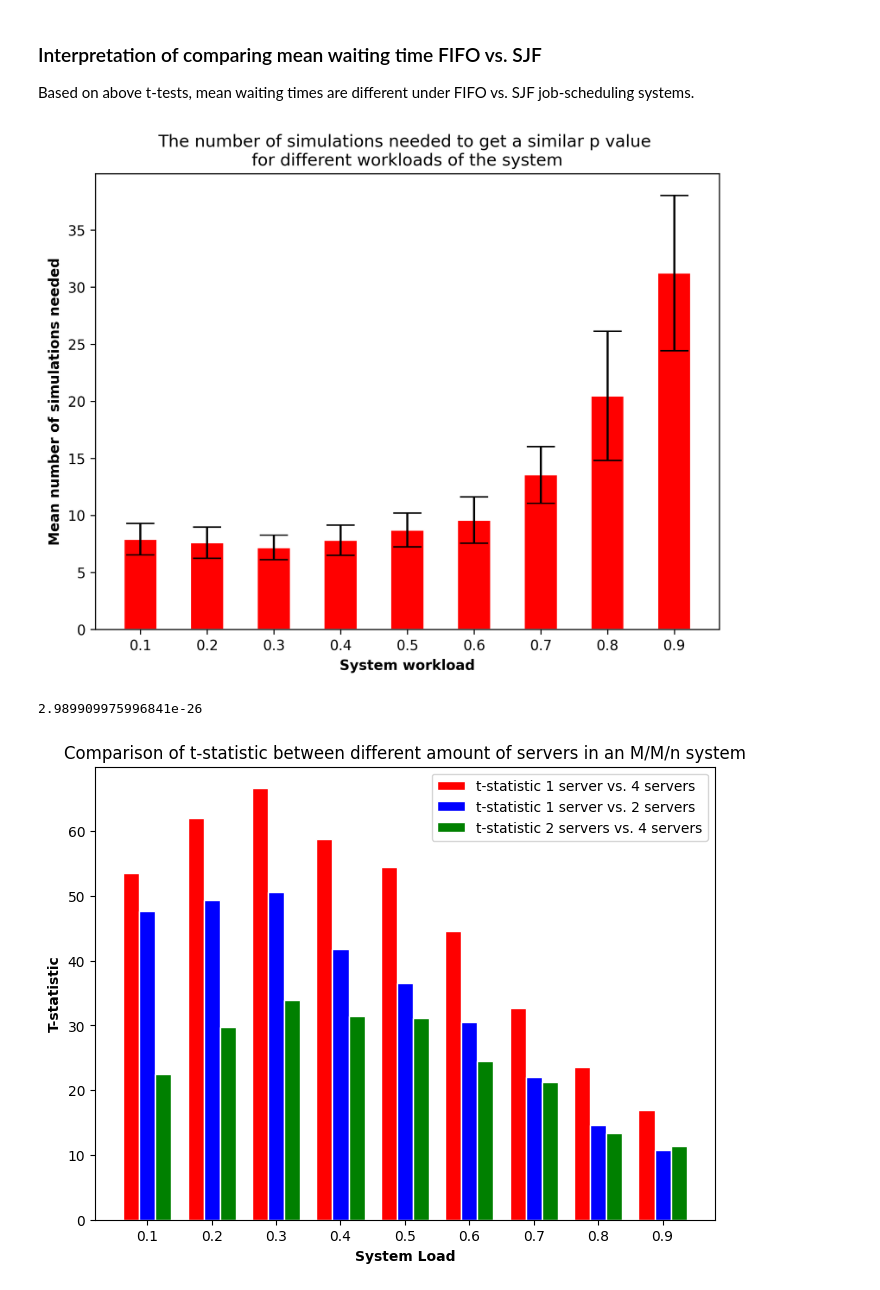
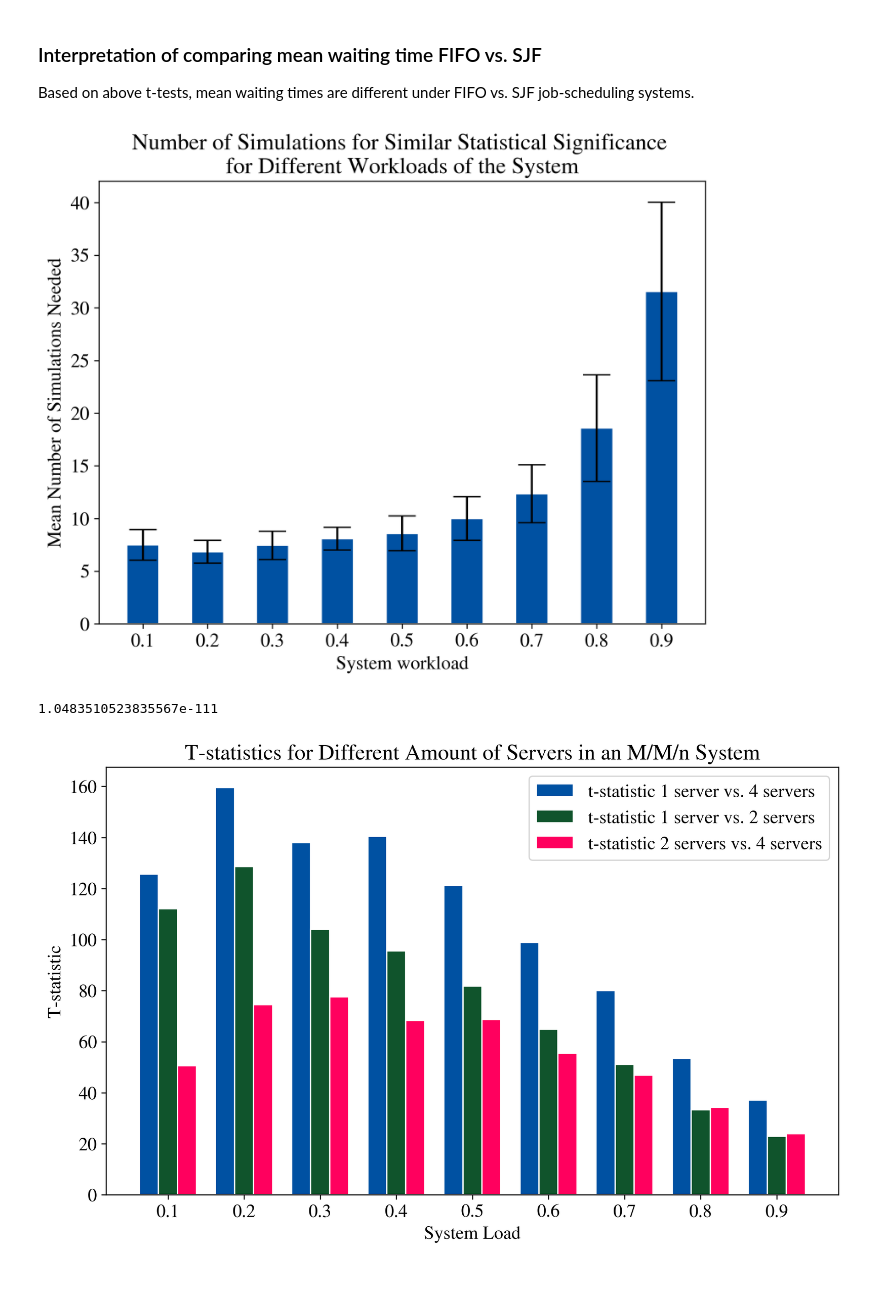
Before and after one commit to Caesar-blip/stochsim_assignment2, a Jupyter notebook: assignment2.ipynb, the cells around one changed output. Cells and saved outputs as stored; diff of their text form; code cells hidden in the pictures.

```diff
--- a/assignment2.ipynb
+++ b/assignment2.ipynb
@@ -4,14 +4,21 @@ import pandas as pd
 import scipy.stats as st
 import matplotlib.pyplot as plt
 import seaborn as sns
+# %%
+# figure styling
+plt.rcParams.update({'font.size': 14})
+plt.rcParams['mathtext.fontset'] = 'stix'
+plt.rcParams['font.family'] = 'STIXGeneral'
+# plt.rcParams['figure.dpi']= 500
 # %%
 # set globals for all simulations to keep them comparable
-NUM_SIM = 200
+NUM_SIM = 1000
 NUM_CUST = 500
 SERVICE_TIME = 2
 
 p = np.array([0.1,0.2,0.3,0.4,0.5,0.6,0.7,0.8,0.9])
 intervalCustomers = SERVICE_TIME/p
+rhoVals = np.around(SERVICE_TIME/intervalCustomers, 1)
 # %%
 #2.2
 simulator1 = queuSim(capacity=1, numSim=NUM_SIM, intervalCustomers = 2.1, serviceTime = 2)
@@ -286,12 +301,12 @@ r1 = np.arange(9)
 # Make the plot
 fig = plt.figure(figsize=(8, 6), dpi=300)
 ax = fig.add_subplot(111, axisbelow=True)
-ax.bar(r1, bar, yerr = err, color='red', width=barWidth, edgecolor='white', capsize=10)
+ax.bar(r1, bar, yerr = err, color="#0051a2", width=barWidth, edgecolor='white', capsize=10)
 
 # Add xticks on the middle of the group bars
-plt.ylabel('Mean number of simulations needed', fontweight='bold')
-plt.xlabel('System workload', fontweight='bold')
-plt.title('The number of simulations needed to get a similar p value \nfor different workloads of the system')
+plt.ylabel('Mean Number of Simulations Needed')
+plt.xlabel('System workload')
+plt.title('Number of Simulations for Similar Statistical Significance \nfor Different Workloads of the System')
 plt.xticks([r for r in range(len(all_res))], rhoVals)
 
 
@@ -299,7 +314,7 @@ plt.xticks([r for r in range(len(all_res))], rhoVals)
 plt.show()
 fig.savefig("figures/barplotWorkloads.png")
 # %% [output]
-[figure, old version]
+[figure, new version]
 # %%
 Anova_results = []
 ttest_14_results = []
@@ -316,36 +331,36 @@ for i in range(len(means1)):
     ttest_24_results.append(stat)
 print(pval)
 # %% [output]
-2.989909975996841e-26
+1.0483510523835567e-111
 # %%
  # set width of bars
 barWidth = 0.25
 
 # Set position of bar on X axis
 r1 = np.arange(len(Anova_results))
 r2 = [x + barWidth for x in r1]
 r3 = [x + barWidth for x in r2]
 
 
 # Make the plot
-fig = plt.figure(figsize=(8, 6), dpi=100)
+fig = plt.figure(figsize=(10, 6), dpi=300)
 ax = fig.add_subplot(111, axisbelow=True)
-ax.bar(r1, ttest_14_results, color='red', width=barWidth, edgecolor='white', label='t-statistic 1 server vs. 4 servers')
-ax.bar(r2, ttest_12_results, color='blue', width=barWidth, edgecolor='white', label='t-statistic 1 server vs. 2 servers')
-ax.bar(r3, ttest_24_results, color='green', width=barWidth, edgecolor='white', label='t-statistic 2 servers vs. 4 servers')
+ax.bar(r1, ttest_14_results, color="#0051a2", width=barWidth, edgecolor='white', label='t-statistic 1 server vs. 4 servers')
+ax.bar(r2, ttest_12_results, color="#10542c", width=barWidth, edgecolor='white', label='t-statistic 1 server vs. 2 servers')
+ax.bar(r3, ttest_24_results, color="#ff005e", width=barWidth, edgecolor='white', label='t-statistic 2 servers vs. 4 servers')
 
 # Add xticks on the middle of the group bars
-plt.ylabel('T-statistic', fontweight='bold')
-plt.xlabel('System Load', fontweight='bold')
+plt.ylabel('T-statistic')
+plt.xlabel('System Load')
 plt.xticks([r + barWidth for r in range(len(Anova_results))], rhoVals)
-plt.title('Comparison of t-statistic between different amount of servers in an M/M/n system')
+plt.title('T-statistics for Different Amount of Servers in an M/M/n System')
 
 # Create legend & Show graphic
 plt.legend()
 plt.show()
-fig.savefig('figures/Tstatistic comparison')
+fig.savefig('figures/Tstat_comparison')
 # %% [output]
-[figure, old version]
+[figure, new version]
 # %%
 # boxplot of means per rho per amount of servers
 # %%
```
Also changed, not shown: parts of 15 cells of this notebook, 16 other files.
